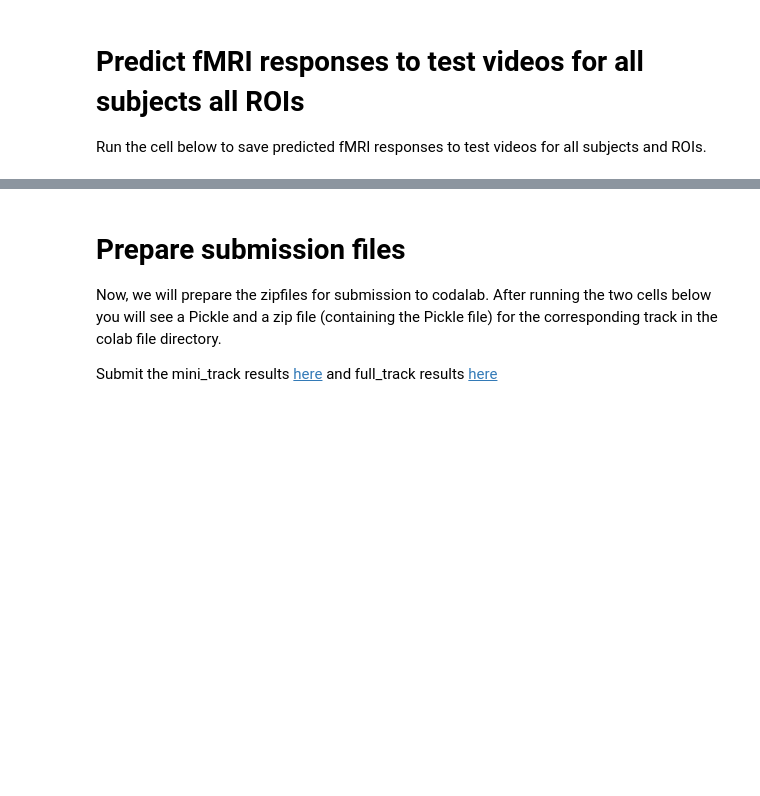
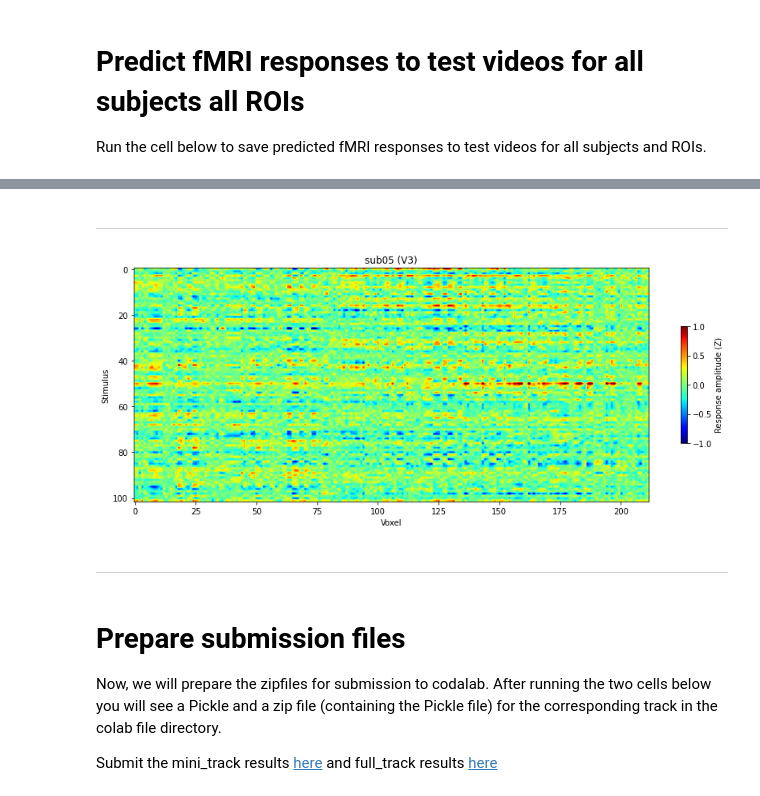
Before and after one commit to psb629/machine_learning, a Jupyter notebook: Algonauts_2021_challenge/example.ipynb, the cells around one changed output, grey strips where cells are left out. Saved outputs shown, nothing was run; the diff lists cells and outputs as text; code cells hidden in the pictures; blank space fills up the shorter version.

```diff
--- a/Algonauts_2021_challenge/example.ipynb
+++ b/Algonauts_2021_challenge/example.ipynb
@@ -889,3 +887,25 @@ for sub in subs:
+# %% [markdown]
+---
+# %%
+subj = random.sample(list_subj, k=1)[0]
+ROI = random.sample(list_ROI, k=1)[0]
+
+track = 'full_track' if ROI=='WB' else 'mini_track'
+
+layer = 'layer_5'
+model = 'alexnet'
+# %%
+fmri_pred = np.load(os.path.join(dir_result, 'pred', model, layer, track, subj, '%s_test.npy'%ROI))
+# %%
+f, ax = plt.subplots(figsize=(12, 5))
+ax.set(xlabel="Voxel", ylabel="Stimulus", title='%s (%s)'%(subj,ROI))
+heatmap = ax.imshow(fmri_pred, aspect="auto",cmap='jet',vmin=-1,vmax=1)
+f.colorbar(heatmap, shrink=.5, label="Response amplitude (Z)")
+f.tight_layout()
+# %% [output]
+[figure, added]
+# %% [markdown]
+---
 # %% [markdown]
 # Prepare submission files
 
```
Also changed, not shown: parts of 16 cells of this notebook.
